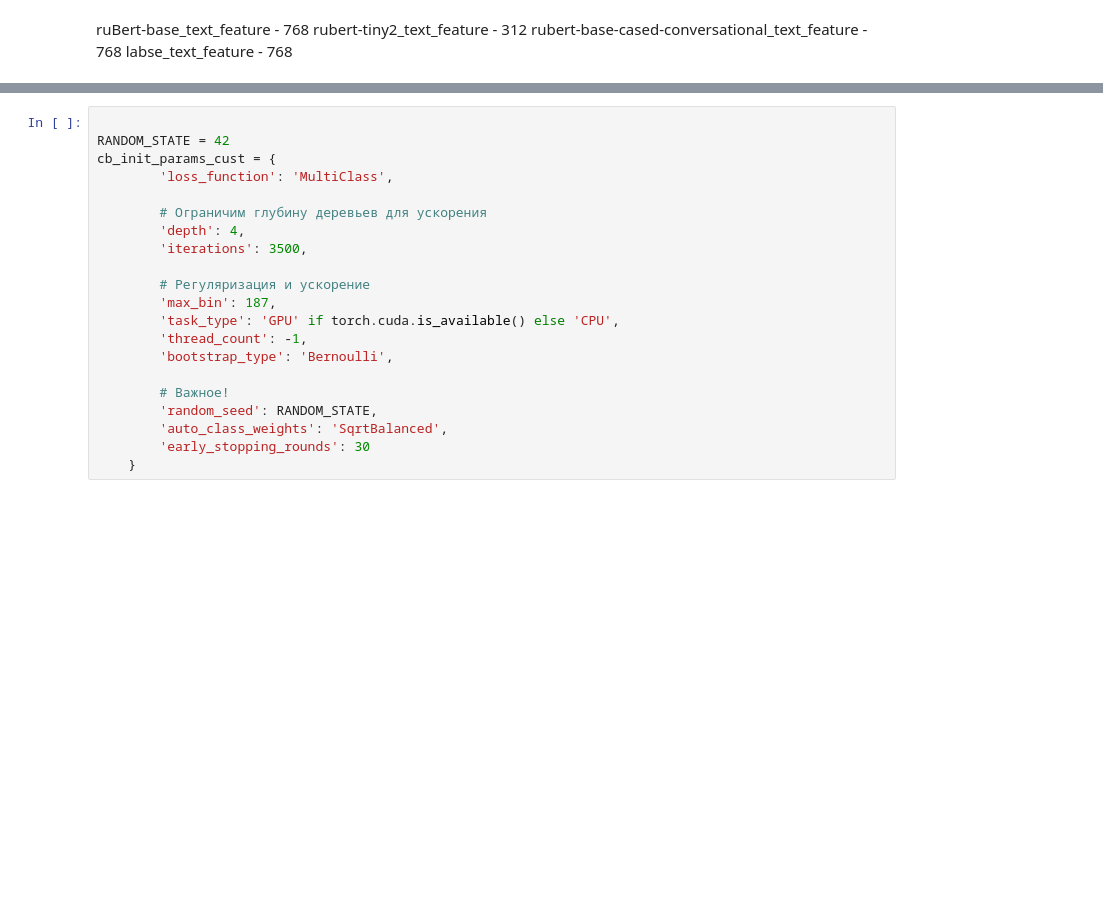
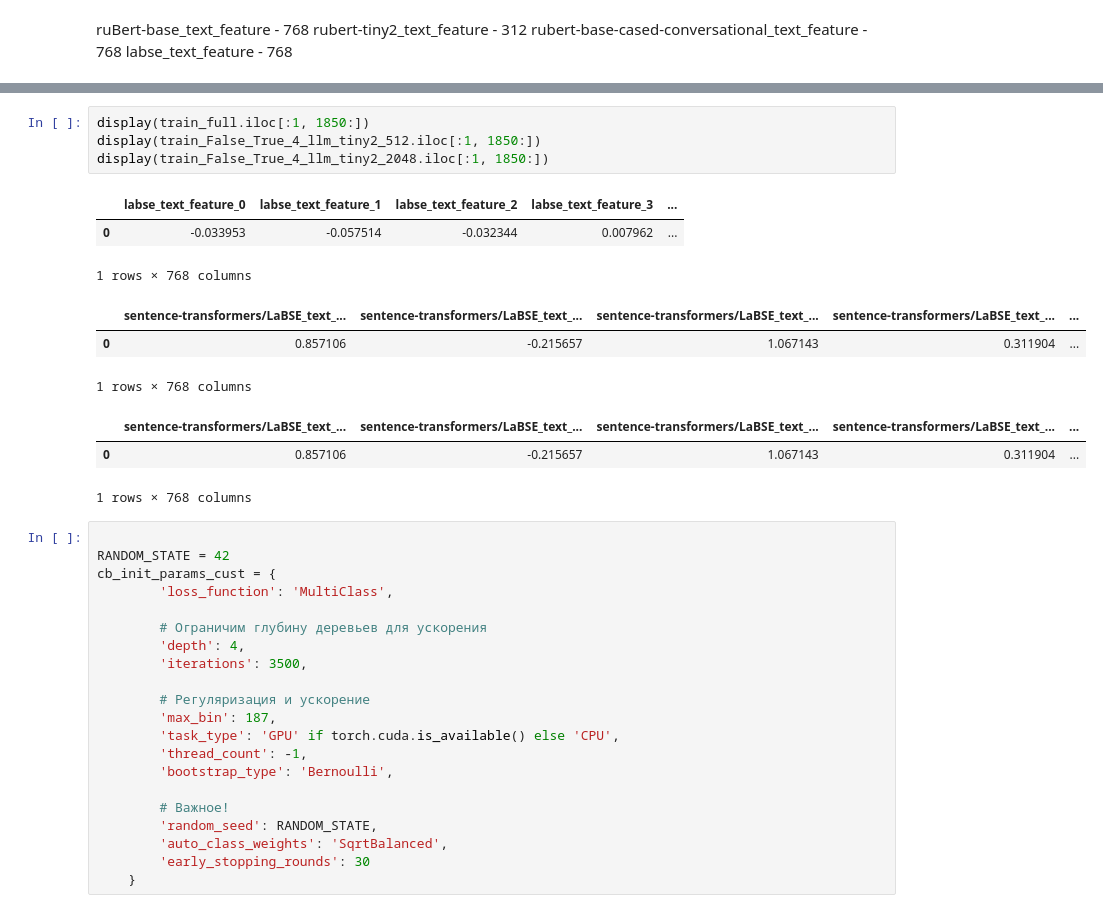
Before and after one commit to Denis-R-V/Topic_classifier, a Jupyter notebook: notebooks/Train.ipynb, the cells around one changed output, grey strips where cells are left out. Cells and saved outputs as stored; diff of their text form; blank space fills up the shorter version.

```diff
--- a/notebooks/Train.ipynb
+++ b/notebooks/Train.ipynb
@@ -264,3 +190,17 @@ sentence-transformers/LaBSE
+# %%
+display(train_full.iloc[:1, 1850:])
+display(train_False_True_4_llm_tiny2_512.iloc[:1, 1850:])
+display(train_False_True_4_llm_tiny2_2048.iloc[:1, 1850:])
+# %% [output]
+|  | labse_text_feature_0 | labse_text_feature_1 | labse_text_feature_2 | labse_text_feature_3 | ... |
+| 0 | -0.033953 | -0.057514 | -0.032344 | 0.007962 | ... |
+1 rows × 768 columns
+|  | sentence-transformers/LaBSE_text_... | sentence-transformers/LaBSE_text_... | sentence-transformers/LaBSE_text_... | sentence-transformers/LaBSE_text_... | ... |
+| 0 | 0.857106 | -0.215657 | 1.067143 | 0.311904 | ... |
+1 rows × 768 columns
+|  | sentence-transformers/LaBSE_text_... | sentence-transformers/LaBSE_text_... | sentence-transformers/LaBSE_text_... | sentence-transformers/LaBSE_text_... | ... |
+| 0 | 0.857106 | -0.215657 | 1.067143 | 0.311904 | ... |
+1 rows × 768 columns
 # %%
 
 RANDOM_STATE = 42
```
Also changed, not shown: parts of 22 cells of this notebook, 10 other files.
